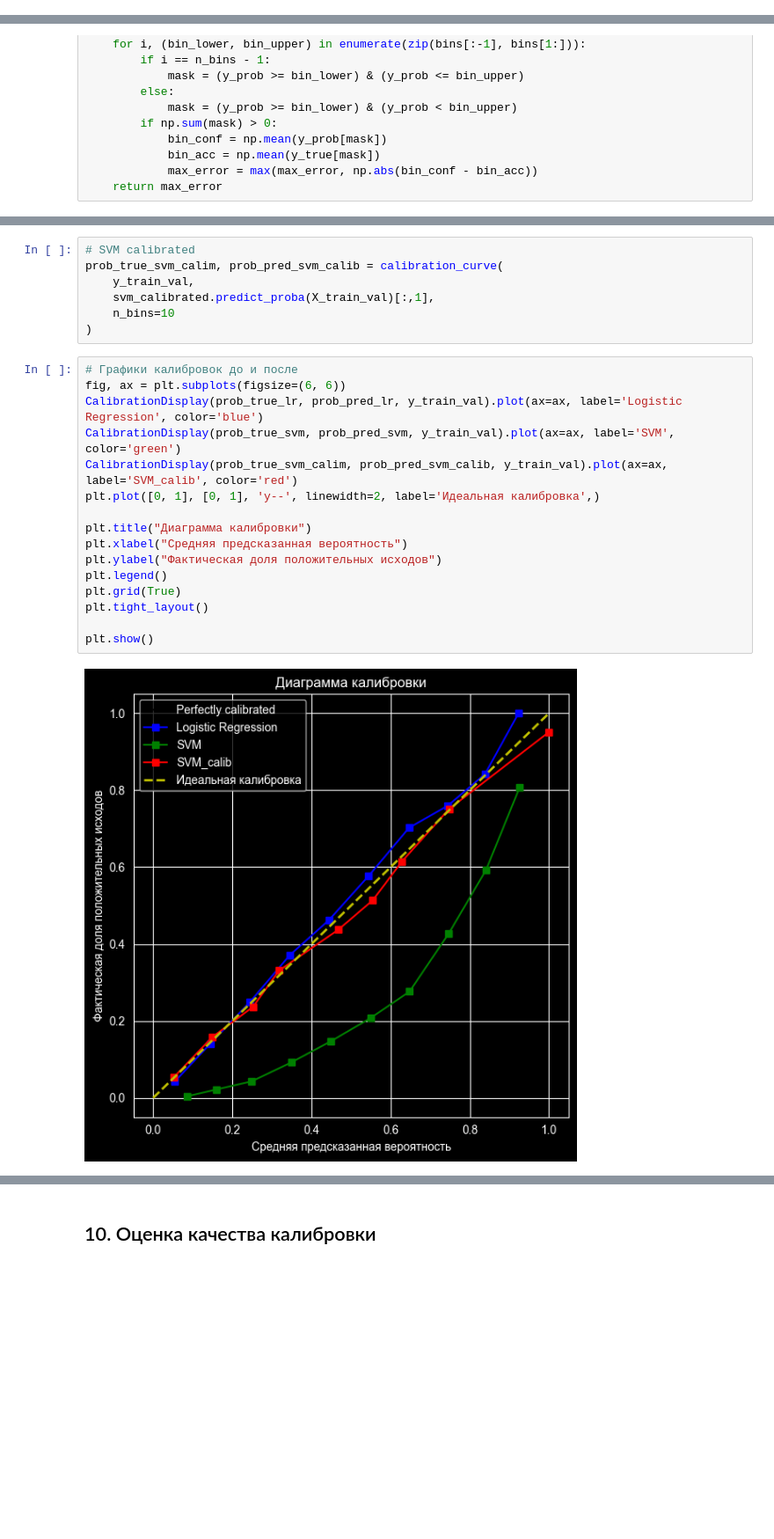
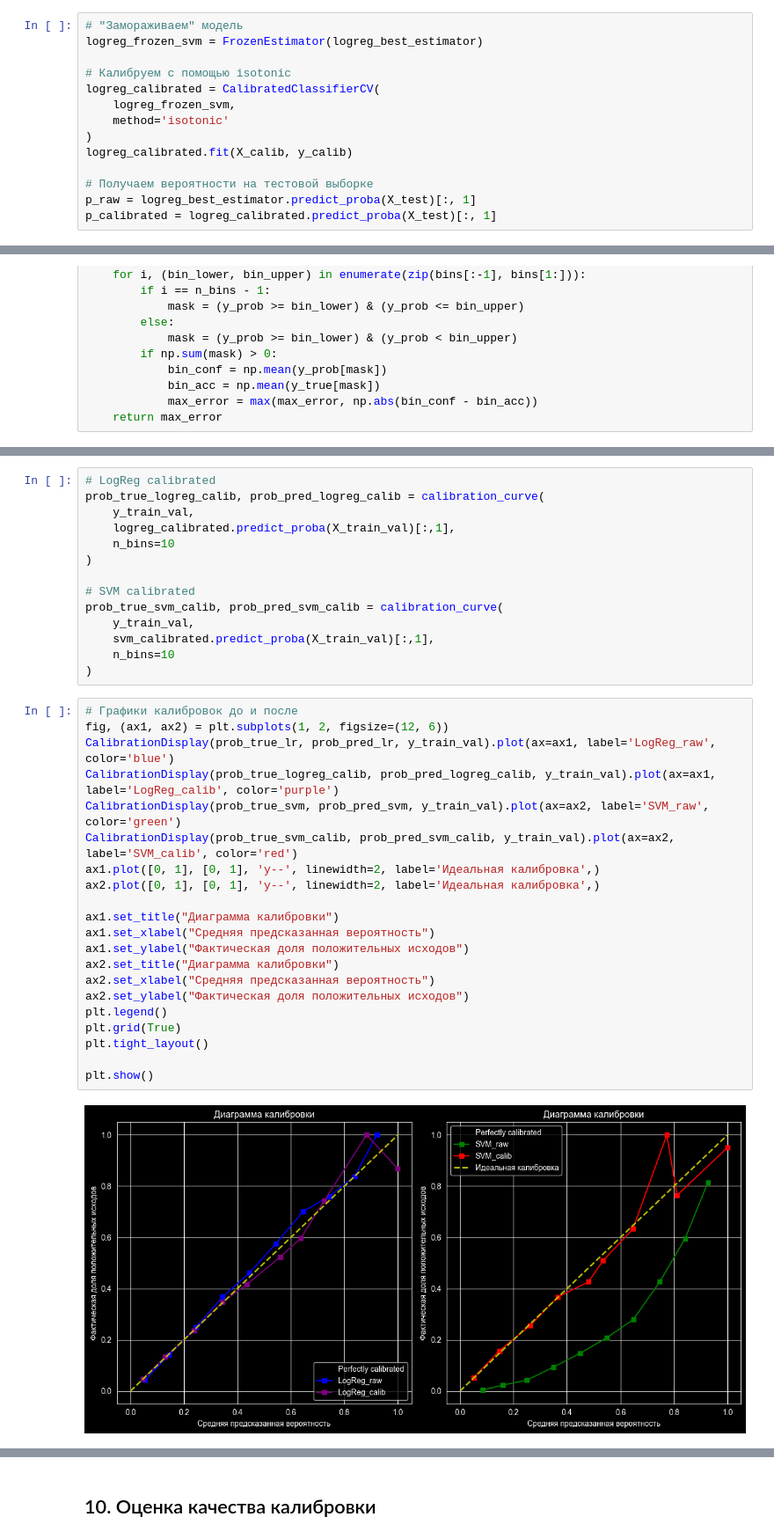
Before and after one commit to msesemov/DS_SVM_sprint_12, a Jupyter notebook: db5c0999-b3ac-41f4-b5f0-ab81a17a3c21.ipynb, the cells around one changed output, grey strips where cells are left out. Shown at 88% size. Drawn from its saved outputs; the diff is of its cells as text; blank space fills up the shorter version.

```diff
--- a/db5c0999-b3ac-41f4-b5f0-ab81a17a3c21.ipynb
+++ b/db5c0999-b3ac-41f4-b5f0-ab81a17a3c21.ipynb
@@ -1307,3 +1429,17 @@ p_calibrated = svm_calibrated.predict_proba(X_test)[:, 1]
+# %%
+# "Замораживаем" модель
+logreg_frozen_svm = FrozenEstimator(logreg_best_estimator)
+
+# Калибруем с помощью isotonic
+logreg_calibrated = CalibratedClassifierCV(
+    logreg_frozen_svm,
+    method='isotonic'
+)
+logreg_calibrated.fit(X_calib, y_calib)
+
+# Получаем вероятности на тестовой выборке
+p_raw = logreg_best_estimator.predict_proba(X_test)[:, 1]
+p_calibrated = logreg_calibrated.predict_proba(X_test)[:, 1]
 # %%
 print("\nПримеры вероятностей:")
 for i in range(5):
@@ -1439,26 +1566,38 @@ SVM_raw          | Brier: 0.198 | ECE: 0.264 | MCE: 0.374
 # %%
+# LogReg calibrated
+prob_true_logreg_calib, prob_pred_logreg_calib = calibration_curve(
+    y_train_val,
+    logreg_calibrated.predict_proba(X_train_val)[:,1],
+    n_bins=10
+)
+
 # SVM calibrated
-prob_true_svm_calim, prob_pred_svm_calib = calibration_curve(
+prob_true_svm_calib, prob_pred_svm_calib = calibration_curve(
     y_train_val,
     svm_calibrated.predict_proba(X_train_val)[:,1],
     n_bins=10
 )
 # %%
 # Графики калибровок до и после
-fig, ax = plt.subplots(figsize=(6, 6))
-CalibrationDisplay(prob_true_lr, prob_pred_lr, y_train_val).plot(ax=ax, label='Logistic Regression', color='blue')
-CalibrationDisplay(prob_true_svm, prob_pred_svm, y_train_val).plot(ax=ax, label='SVM', color='green')
-CalibrationDisplay(prob_true_svm_calim, prob_pred_svm_calib, y_train_val).plot(ax=ax, label='SVM_calib', color='red')
-plt.plot([0, 1], [0, 1], 'y--', linewidth=2, label='Идеальная калибровка',)
+fig, (ax1, ax2) = plt.subplots(1, 2, figsize=(12, 6))
+CalibrationDisplay(prob_true_lr, prob_pred_lr, y_train_val).plot(ax=ax1, label='LogReg_raw', color='blue')
+CalibrationDisplay(prob_true_logreg_calib, prob_pred_logreg_calib, y_train_val).plot(ax=ax1, label='LogReg_calib', color='purple')
+CalibrationDisplay(prob_true_svm, prob_pred_svm, y_train_val).plot(ax=ax2, label='SVM_raw', color='green')
+CalibrationDisplay(prob_true_svm_calib, prob_pred_svm_calib, y_train_val).plot(ax=ax2, label='SVM_calib', color='red')
+ax1.plot([0, 1], [0, 1], 'y--', linewidth=2, label='Идеальная калибровка',)
+ax2.plot([0, 1], [0, 1], 'y--', linewidth=2, label='Идеальная калибровка',)
 
-plt.title("Диаграмма калибровки")
-plt.xlabel("Средняя предсказанная вероятность")
-plt.ylabel("Фактическая доля положительных исходов")
+ax1.set_title("Диаграмма калибровки")
+ax1.set_xlabel("Средняя предсказанная вероятность")
+ax1.set_ylabel("Фактическая доля положительных исходов")
+ax2.set_title("Диаграмма калибровки")
+ax2.set_xlabel("Средняя предсказанная вероятность")
+ax2.set_ylabel("Фактическая доля положительных исходов")
 plt.legend()
 plt.grid(True)
 plt.tight_layout()
 
 plt.show()
 # %% [output]
-[figure, old version]
+[figure, new version]
 # %% [markdown]
```
Also changed, not shown: parts of 34 cells of this notebook, 1 other file.
